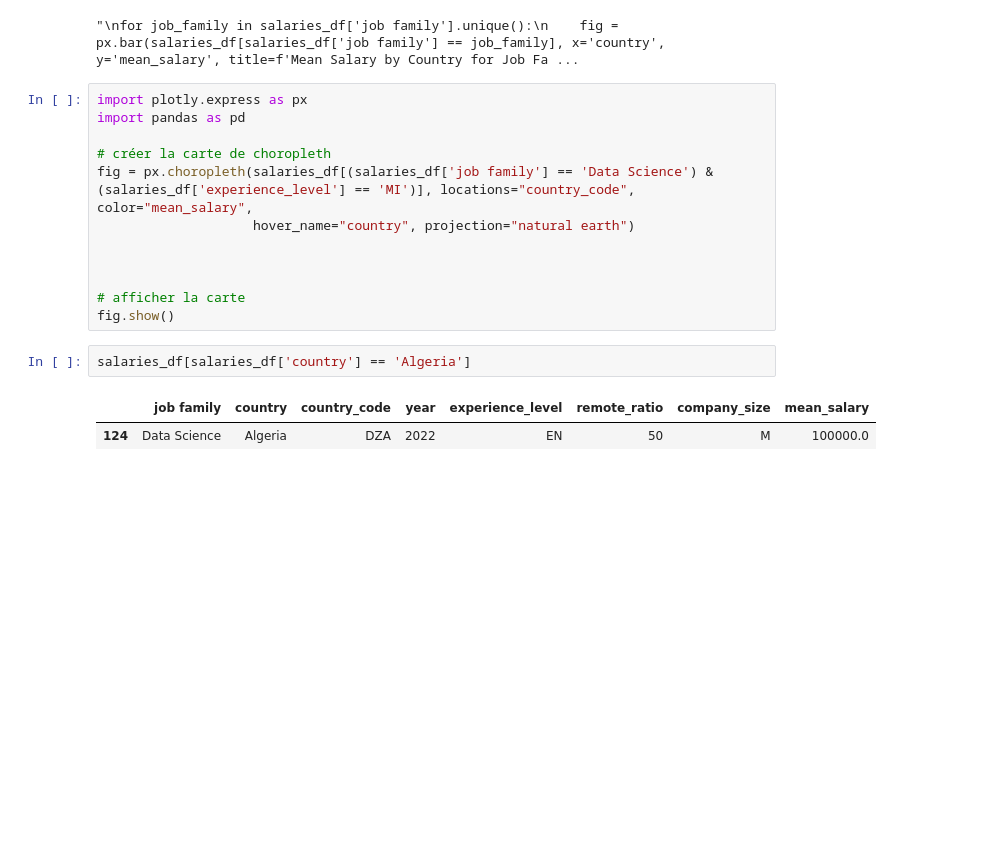
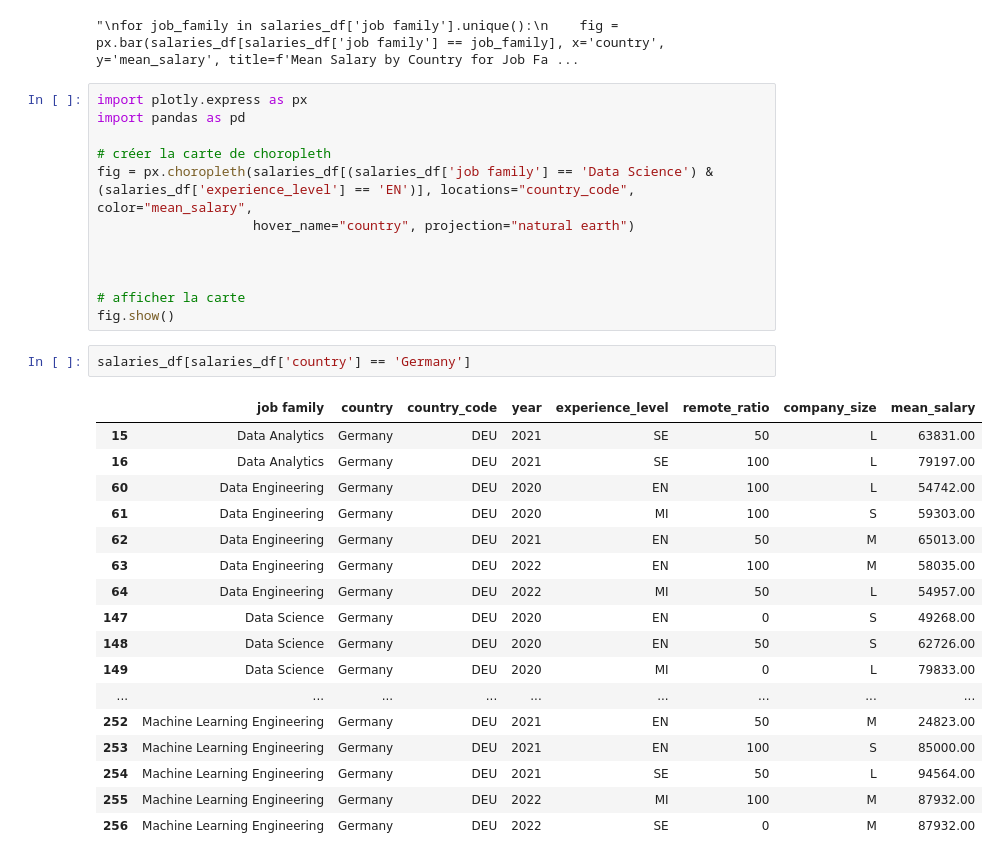
Before and after one commit to JeffDarhyl/Datafield-salaries, a Jupyter notebook: th.ipynb, the cells around one changed output. Cells and saved outputs as stored; diff of their text form; blank space fills up the shorter version.

Commit message:
salary repartition

```diff
--- a/th.ipynb
+++ b/th.ipynb
@@ -102,7 +102,7 @@ import plotly.express as px
 import pandas as pd
 
 # créer la carte de choropleth
-fig = px.choropleth(salaries_df[(salaries_df['job family'] == 'Data Science') & (salaries_df['experience_level'] == 'MI')], locations="country_code", color="mean_salary",
+fig = px.choropleth(salaries_df[(salaries_df['job family'] == 'Data Science') & (salaries_df['experience_level'] == 'EN')], locations="country_code", color="mean_salary",
                     hover_name="country", projection="natural earth")
 
 
@@ -110,7 +110,22 @@ fig = px.choropleth(salaries_df[(salaries_df['job family'] == 'Data Science') &
 # afficher la carte
 fig.show()
 # %%
-salaries_df[salaries_df['country'] == 'Algeria']
+salaries_df[salaries_df['country'] == 'Germany']
 # %% [output]
 |  | job family | country | country_code | year | experience_level | remote_ratio | company_size | mean_salary |
-| 124 | Data Science | Algeria | DZA | 2022 | EN | 50 | M | 100000.0 |
+| 15 | Data Analytics | Germany | DEU | 2021 | SE | 50 | L | 63831.00 |
+| 16 | Data Analytics | Germany | DEU | 2021 | SE | 100 | L | 79197.00 |
+| 60 | Data Engineering | Germany | DEU | 2020 | EN | 100 | L | 54742.00 |
+| 61 | Data Engineering | Germany | DEU | 2020 | MI | 100 | S | 59303.00 |
+| 62 | Data Engineering | Germany | DEU | 2021 | EN | 50 | M | 65013.00 |
+| 63 | Data Engineering | Germany | DEU | 2022 | EN | 100 | M | 58035.00 |
+| 64 | Data Engineering | Germany | DEU | 2022 | MI | 50 | L | 54957.00 |
+| 147 | Data Science | Germany | DEU | 2020 | EN | 0 | S | 49268.00 |
+| 148 | Data Science | Germany | DEU | 2020 | EN | 50 | S | 62726.00 |
+| 149 | Data Science | Germany | DEU | 2020 | MI | 0 | L | 79833.00 |
+| ... | ... | ... | ... | ... | ... | ... | ... | ... |
+| 252 | Machine Learning Engineering | Germany | DEU | 2021 | EN | 50 | M | 24823.00 |
+| 253 | Machine Learning Engineering | Germany | DEU | 2021 | EN | 100 | S | 85000.00 |
+| 254 | Machine Learning Engineering | Germany | DEU | 2021 | SE | 50 | L | 94564.00 |
+| 255 | Machine Learning Engineering | Germany | DEU | 2022 | MI | 100 | M | 87932.00 |
+| 256 | Machine Learning Engineering | Germany | DEU | 2022 | SE | 0 | M | 87932.00 |
```
Also changed, not shown: parts of 4 cells of this notebook.
